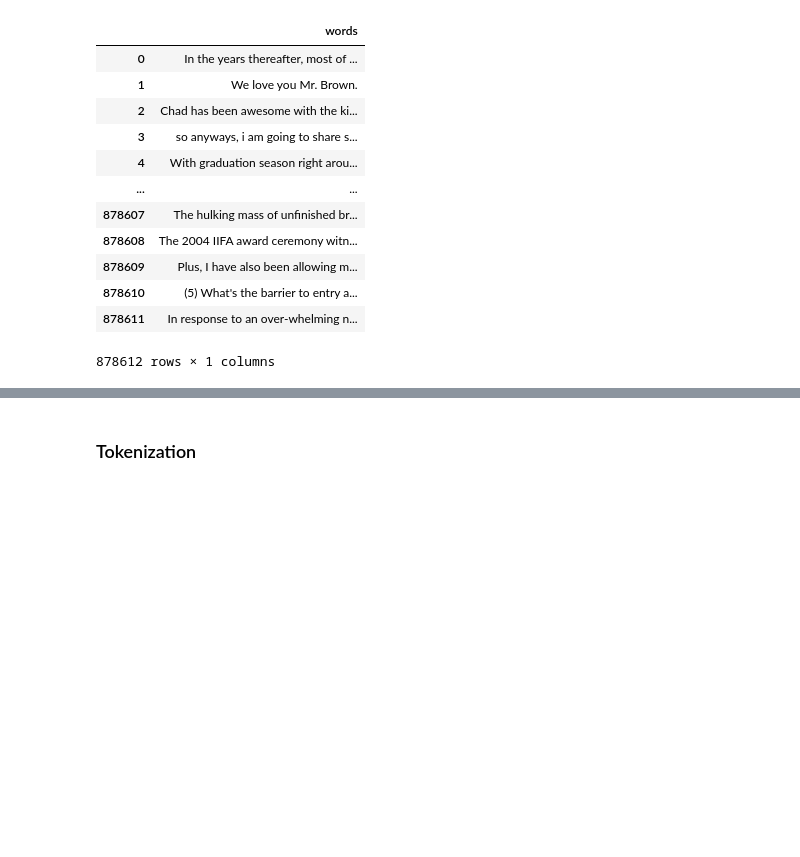
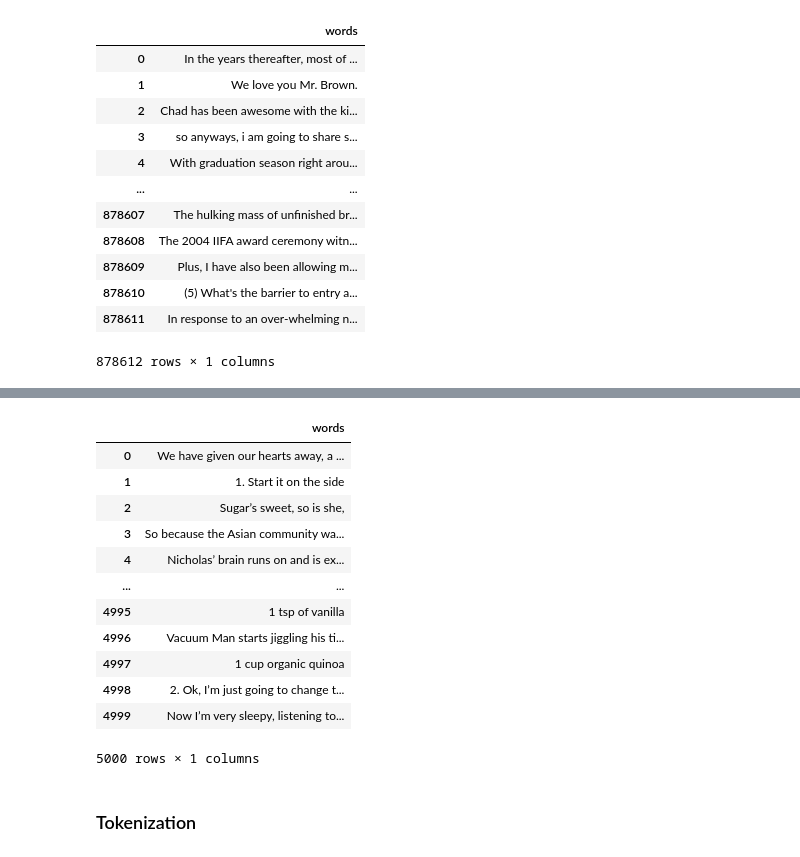
Before and after one commit to dennislamcv1/JHUStats, a Jupyter notebook: Capstone/NLTK method.ipynb, the cells around one changed output, grey strips where cells are left out. Drawn from its saved outputs; the diff is of its cells as text; code cells hidden in the pictures; blank space fills up the shorter version.

```diff
--- a/Capstone/NLTK method.ipynb
+++ b/Capstone/NLTK method.ipynb
@@ -41,4 +41,4 @@ blogs
 | 878611 | In response to an over-whelming n... |
 878612 rows × 1 columns
 # %%
-blogs2 = blogs.sample(n=10000, random_state=0)
+blogs2 = blogs.sample(n=5000, random_state=0)
@@ -44,0 +54,18 @@ blogs2 = blogs.sample(n=10000, random_state=0)
+# %%
+blogs2.reset_index(inplace=True, drop=True)
+# %%
+blogs2
+# %% [output]
+|  | words |
+| 0 | We have given our hearts away, a ... |
+| 1 | 1. Start it on the side |
+| 2 | Sugar’s sweet, so is she, |
+| 3 | So because the Asian community wa... |
+| 4 | Nicholas’ brain runs on and is ex... |
+| ... | ... |
+| 4995 | 1 tsp of vanilla |
+| 4996 | Vacuum Man starts jiggling his ti... |
+| 4997 | 1 cup organic quinoa |
+| 4998 | 2. Ok, I’m just going to change t... |
+| 4999 | Now I’m very sleepy, listening to... |
+5000 rows × 1 columns
```
Also changed, not shown: parts of 6 cells of this notebook, 8 other files.
